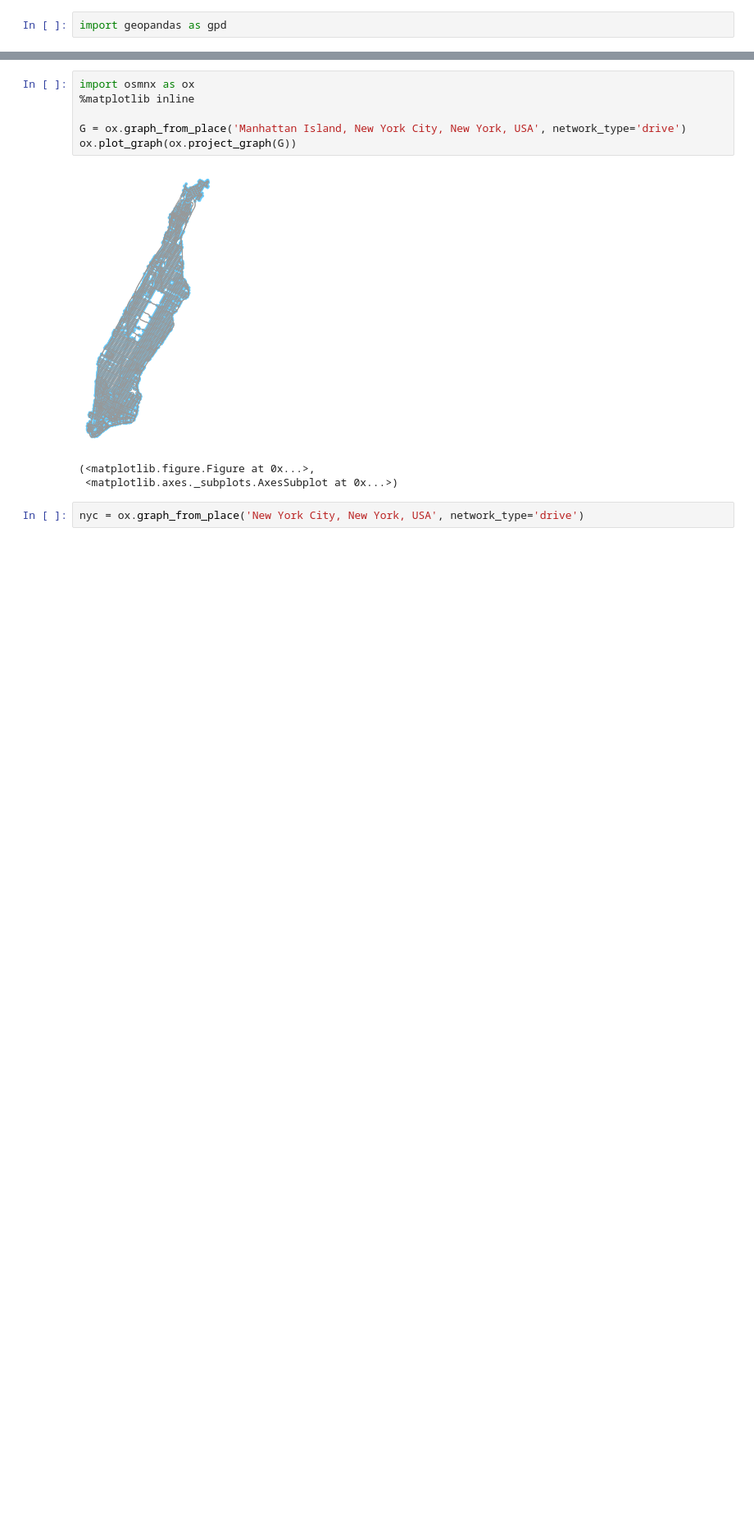
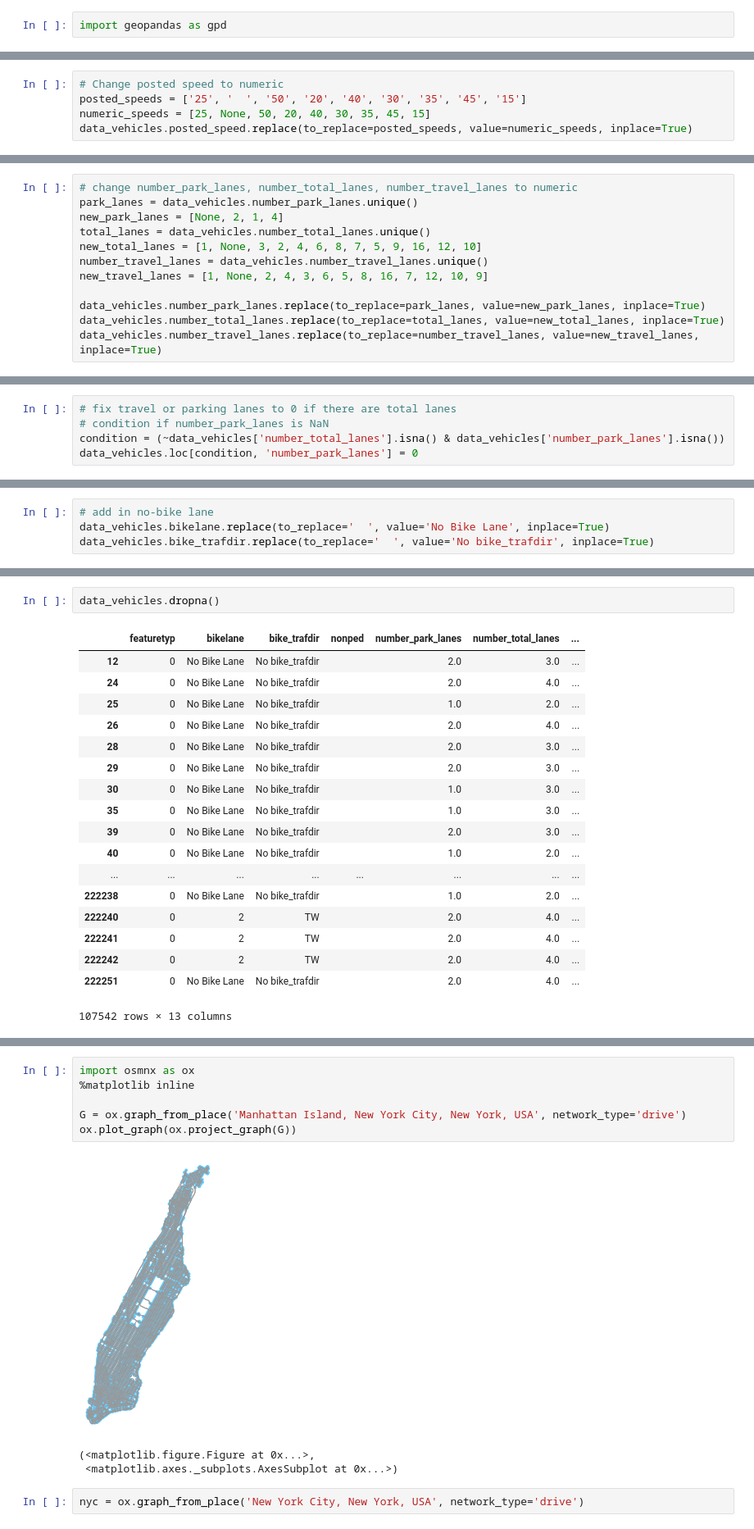
Before and after one commit to michellemho/nyc_collisions, a Jupyter notebook: NYC Road Collision Processing.ipynb, the cells around one changed output, grey strips where cells are left out. Shown: that part at 82% size. Cells and saved outputs as stored; diff of their text form; blank space fills up the shorter version.

Commit message:
waze upload/download, data cleaning start

```diff
--- a/NYC Road Collision Processing.ipynb
+++ b/NYC Road Collision Processing.ipynb
@@ -146,0 +312,5 @@ Table successfully written to CARTO: https://michellemho-carto.carto.com/dataset
+# %%
+# Change posted speed to numeric
+posted_speeds = ['25', '  ', '50', '20', '40', '30', '35', '45', '15']
+numeric_speeds = [25, None, 50, 20, 40, 30, 35, 45, 15]
+data_vehicles.posted_speed.replace(to_replace=posted_speeds, value=numeric_speeds, inplace=True)
@@ -146,0 +322,12 @@ Table successfully written to CARTO: https://michellemho-carto.carto.com/dataset
+# %%
+# change number_park_lanes, number_total_lanes, number_travel_lanes to numeric
+park_lanes = data_vehicles.number_park_lanes.unique()
+new_park_lanes = [None, 2, 1, 4]
+total_lanes = data_vehicles.number_total_lanes.unique()
+new_total_lanes = [1, None, 3, 2, 4, 6, 8, 7, 5, 9, 16, 12, 10]
+number_travel_lanes = data_vehicles.number_travel_lanes.unique()
+new_travel_lanes = [1, None, 2, 4, 3, 6, 5, 8, 16, 7, 12, 10, 9]
+
+data_vehicles.number_park_lanes.replace(to_replace=park_lanes, value=new_park_lanes, inplace=True)
+data_vehicles.number_total_lanes.replace(to_replace=total_lanes, value=new_total_lanes, inplace=True)
+data_vehicles.number_travel_lanes.replace(to_replace=number_travel_lanes, value=new_travel_lanes, inplace=True)
@@ -146,0 +339,5 @@ Table successfully written to CARTO: https://michellemho-carto.carto.com/dataset
+# %%
+# fix travel or parking lanes to 0 if there are total lanes
+# condition if number_park_lanes is NaN
+condition = (~data_vehicles['number_total_lanes'].isna() & data_vehicles['number_park_lanes'].isna())
+data_vehicles.loc[condition, 'number_park_lanes'] = 0
@@ -146,0 +361,4 @@ Table successfully written to CARTO: https://michellemho-carto.carto.com/dataset
+# %%
+# add in no-bike lane
+data_vehicles.bikelane.replace(to_replace='  ', value='No Bike Lane', inplace=True)
+data_vehicles.bike_trafdir.replace(to_replace='  ', value='No bike_trafdir', inplace=True)
@@ -146,0 +370,21 @@ Table successfully written to CARTO: https://michellemho-carto.carto.com/dataset
+# %%
+data_vehicles.dropna()
+# %% [output]
+|  | featuretyp | bikelane | bike_trafdir | nonped | number_park_lanes | number_total_lanes | ... |
+| 12 | 0 | No Bike Lane | No bike_trafdir |  | 2.0 | 3.0 | ... |
+| 24 | 0 | No Bike Lane | No bike_trafdir |  | 2.0 | 4.0 | ... |
+| 25 | 0 | No Bike Lane | No bike_trafdir |  | 1.0 | 2.0 | ... |
+| 26 | 0 | No Bike Lane | No bike_trafdir |  | 2.0 | 4.0 | ... |
+| 28 | 0 | No Bike Lane | No bike_trafdir |  | 2.0 | 3.0 | ... |
+| 29 | 0 | No Bike Lane | No bike_trafdir |  | 2.0 | 3.0 | ... |
+| 30 | 0 | No Bike Lane | No bike_trafdir |  | 1.0 | 3.0 | ... |
+| 35 | 0 | No Bike Lane | No bike_trafdir |  | 1.0 | 3.0 | ... |
+| 39 | 0 | No Bike Lane | No bike_trafdir |  | 2.0 | 3.0 | ... |
+| 40 | 0 | No Bike Lane | No bike_trafdir |  | 1.0 | 2.0 | ... |
+| ... | ... | ... | ... | ... | ... | ... | ... |
+| 222238 | 0 | No Bike Lane | No bike_trafdir |  | 1.0 | 2.0 | ... |
+| 222240 | 0 | 2 | TW |  | 2.0 | 4.0 | ... |
+| 222241 | 0 | 2 | TW |  | 2.0 | 4.0 | ... |
+| 222242 | 0 | 2 | TW |  | 2.0 | 4.0 | ... |
+| 222251 | 0 | No Bike Lane | No bike_trafdir |  | 2.0 | 4.0 | ... |
+107542 rows × 13 columns
```
Also changed, not shown: parts of 46 cells of this notebook.
